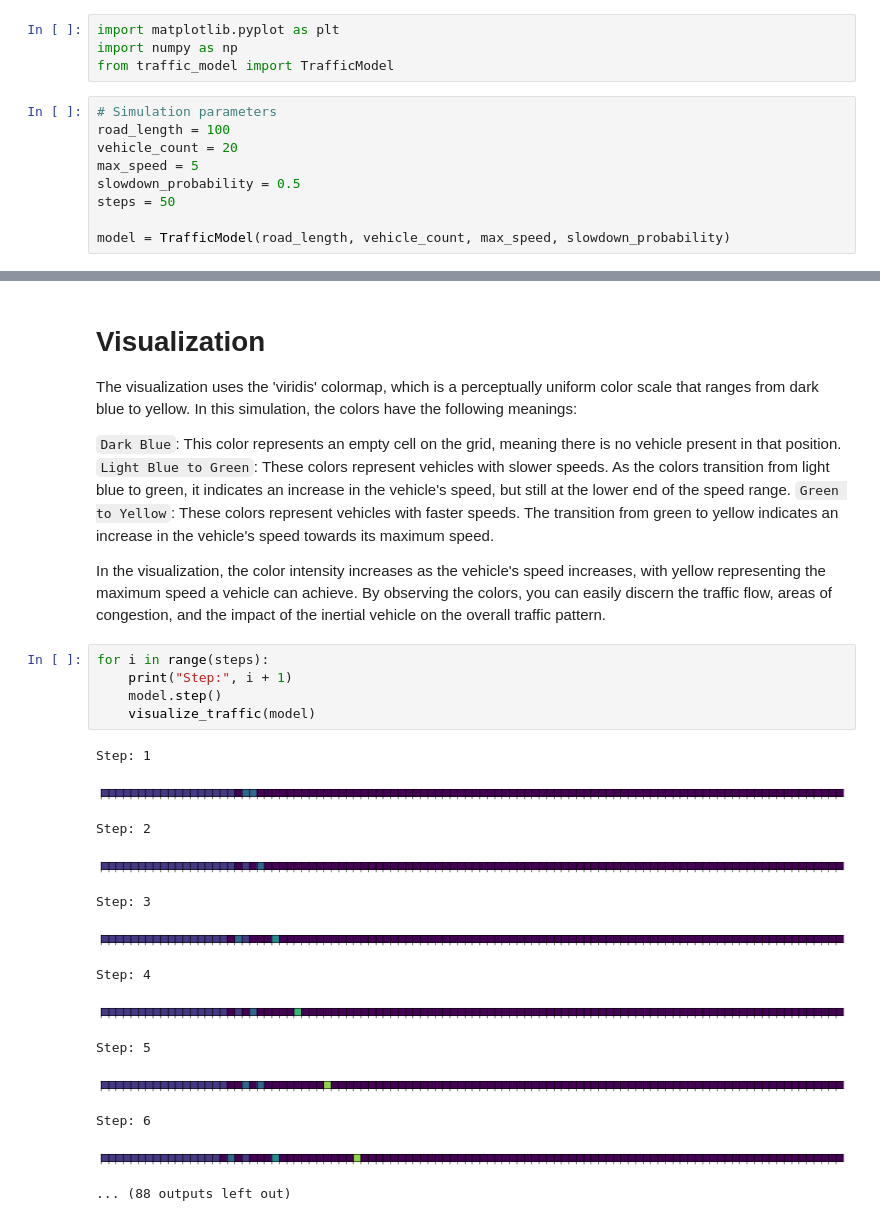
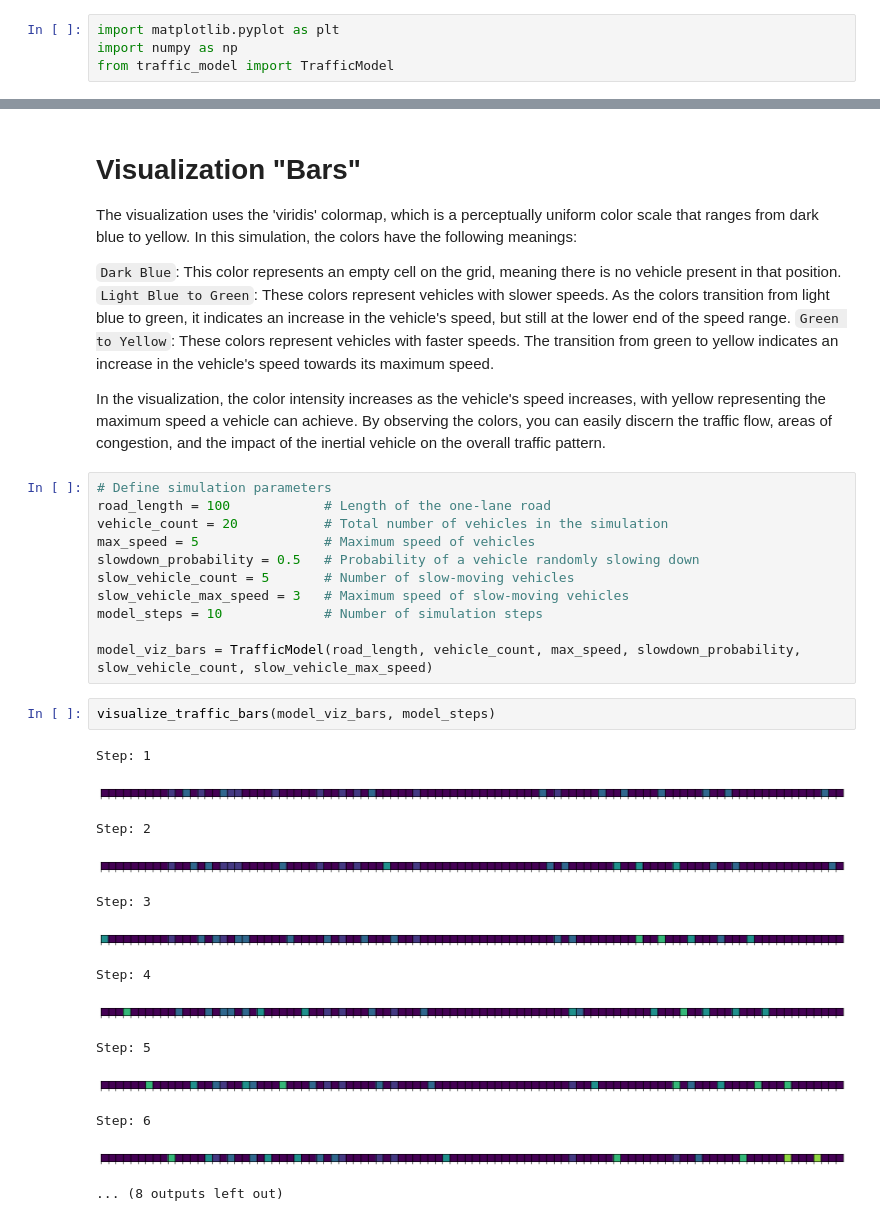
Before and after one commit to TikkaMasala1/Simulation-2023, a Jupyter notebook: 3-Touring-Machines-and-Electric-elections/traffic_vis.ipynb, the cells around one changed output, grey strips where cells are left out. Drawn from its saved outputs; the diff is of its cells as text.

```diff
--- a/3-Touring-Machines-and-Electric-elections/traffic_vis.ipynb
+++ b/3-Touring-Machines-and-Electric-elections/traffic_vis.ipynb
@@ -2,13 +2,4 @@
 import matplotlib.pyplot as plt
 import numpy as np
 from traffic_model import TrafficModel
-# %%
-# Simulation parameters
-road_length = 100
-vehicle_count = 20
-max_speed = 5
-slowdown_probability = 0.5
-steps = 50
-
-model = TrafficModel(road_length, vehicle_count, max_speed, slowdown_probability)
 # %%
@@ -38,6 +54,6 @@ def visualize_traffic(model):
     plt.show()
 # %% [markdown]
-# Visualization
+# Visualization "Bars"
 The visualization uses the 'viridis' colormap, which is a perceptually uniform color scale that ranges from dark blue to yellow. In this simulation, the colors have the following meanings:
 
 `Dark Blue`: This color represents an empty cell on the grid, meaning there is no vehicle present in that position.
@@ -45,22 +61,30 @@ The visualization uses the 'viridis' colormap, which is a perceptually uniform c
 `Green to Yellow`: These colors represent vehicles with faster speeds. The transition from green to yellow indicates an increase in the vehicle's speed towards its maximum speed.
 
 In the visualization, the color intensity increases as the vehicle's speed increases, with yellow representing the maximum speed a vehicle can achieve. By observing the colors, you can easily discern the traffic flow, areas of congestion, and the impact of the inertial vehicle on the overall traffic pattern.
-# %%
-for i in range(steps):
-    print("Step:", i + 1)
-    model.step()
-    visualize_traffic(model)
-# %% [output]
-Step: 1
-[figure, removed]
-Step: 2
-[figure, removed]
-Step: 3
-[figure, removed]
-Step: 4
-[figure, removed]
-Step: 5
-[figure, removed]
-Step: 6
-[figure, removed]
-... (88 outputs left out)
+# %%
+# Define simulation parameters
+road_length = 100            # Length of the one-lane road
+vehicle_count = 20           # Total number of vehicles in the simulation
+max_speed = 5                # Maximum speed of vehicles
+slowdown_probability = 0.5   # Probability of a vehicle randomly slowing down
+slow_vehicle_count = 5       # Number of slow-moving vehicles
+slow_vehicle_max_speed = 3   # Maximum speed of slow-moving vehicles
+model_steps = 10             # Number of simulation steps
+
+model_viz_bars = TrafficModel(road_length, vehicle_count, max_speed, slowdown_probability, slow_vehicle_count, slow_vehicle_max_speed)
+# %%
+visualize_traffic_bars(model_viz_bars, model_steps)
+# %% [output]
+Step: 1
+[figure, added]
+Step: 2
+[figure, added]
+Step: 3
+[figure, added]
+Step: 4
+[figure, added]
+Step: 5
+[figure, added]
+Step: 6
+[figure, added]
+... (8 outputs left out)
```
Also changed, not shown: parts of 10 cells of this notebook.
